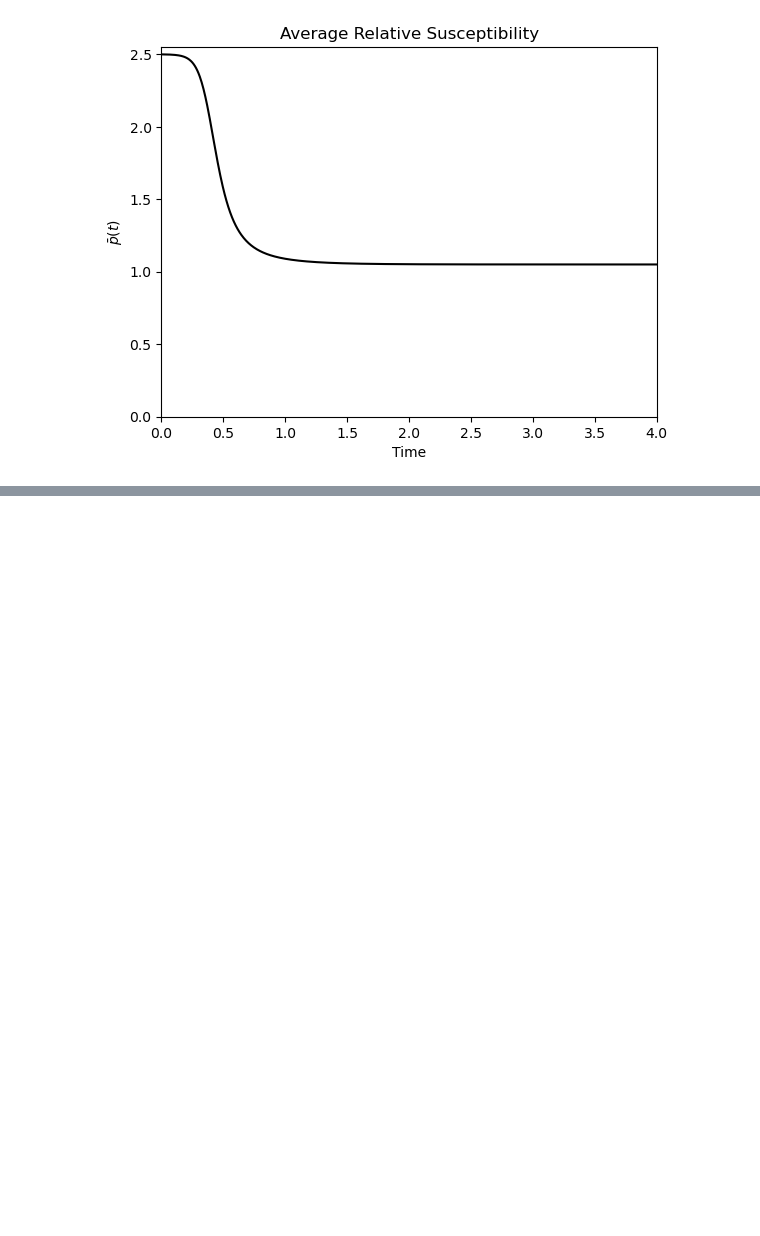
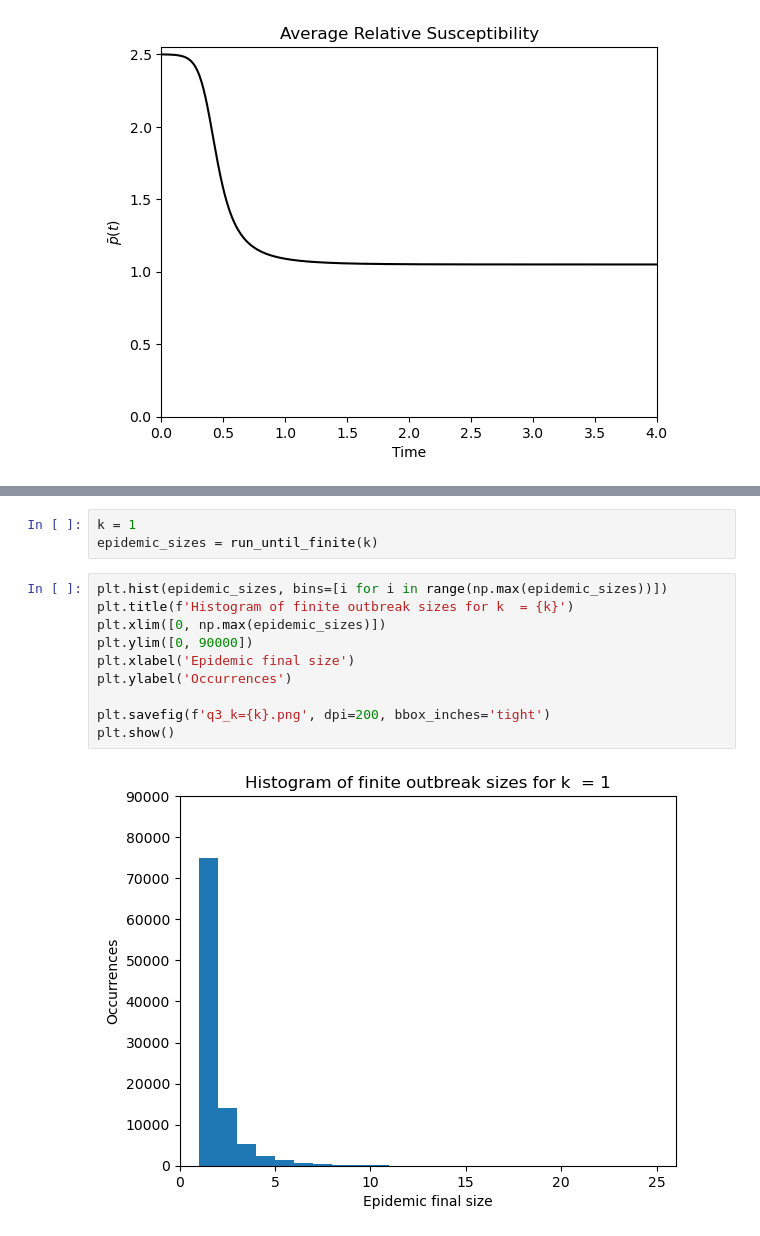
Before and after one commit to mbyers31/sp24-csci7000, a Jupyter notebook: homeworks/hw3.ipynb, the cells around one changed output, grey strips where cells are left out. Drawn from its saved outputs; the diff is of its cells as text; blank space fills up the shorter version.

```diff
--- a/homeworks/hw3.ipynb
+++ b/homeworks/hw3.ipynb
@@ -155,0 +244,15 @@ plt.show()
+# %%
+k = 1
+epidemic_sizes = run_until_finite(k)
+# %%
+plt.hist(epidemic_sizes, bins=[i for i in range(np.max(epidemic_sizes))])
+plt.title(f'Histogram of finite outbreak sizes for k  = {k}')
+plt.xlim([0, np.max(epidemic_sizes)])
+plt.ylim([0, 90000])
+plt.xlabel('Epidemic final size')
+plt.ylabel('Occurrences')
+
+plt.savefig(f'q3_k={k}.png', dpi=200, bbox_inches='tight')
+plt.show()
+# %% [output]
+[figure, added]
```
Also changed, not shown: parts of 10 cells of this notebook.
